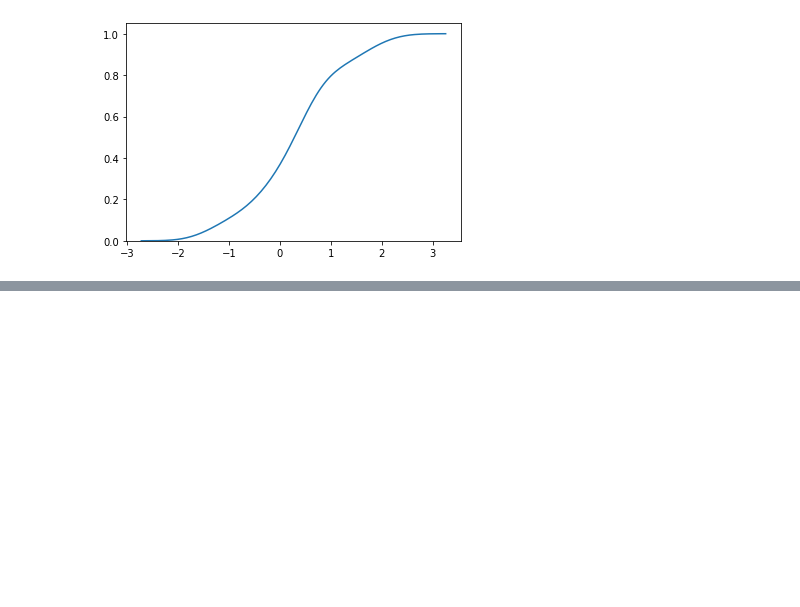
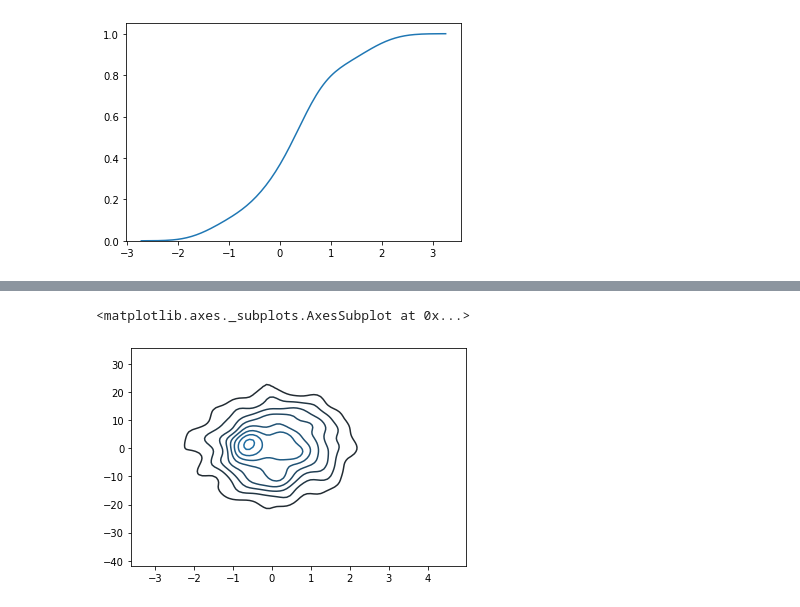
Before and after one commit to fujispooo/datascience, a Jupyter notebook: Lec49.ipynb, the cells around one changed output, grey strips where cells are left out. Saved outputs shown, nothing was run; the diff lists cells and outputs as text; code cells hidden in the pictures; blank space fills up the shorter version.

```diff
--- a/Lec49.ipynb
+++ b/Lec49.ipynb
@@ -123,0 +137,5 @@ sns.kdeplot(dframe)
+# %%
+sns.kdeplot(dframe,bw='silverman')
+# %% [output]
+<matplotlib.axes._subplots.AxesSubplot at 0x...>
+[figure, added]
```
Also changed, not shown: parts of 10 cells of this notebook, 1 other file.
